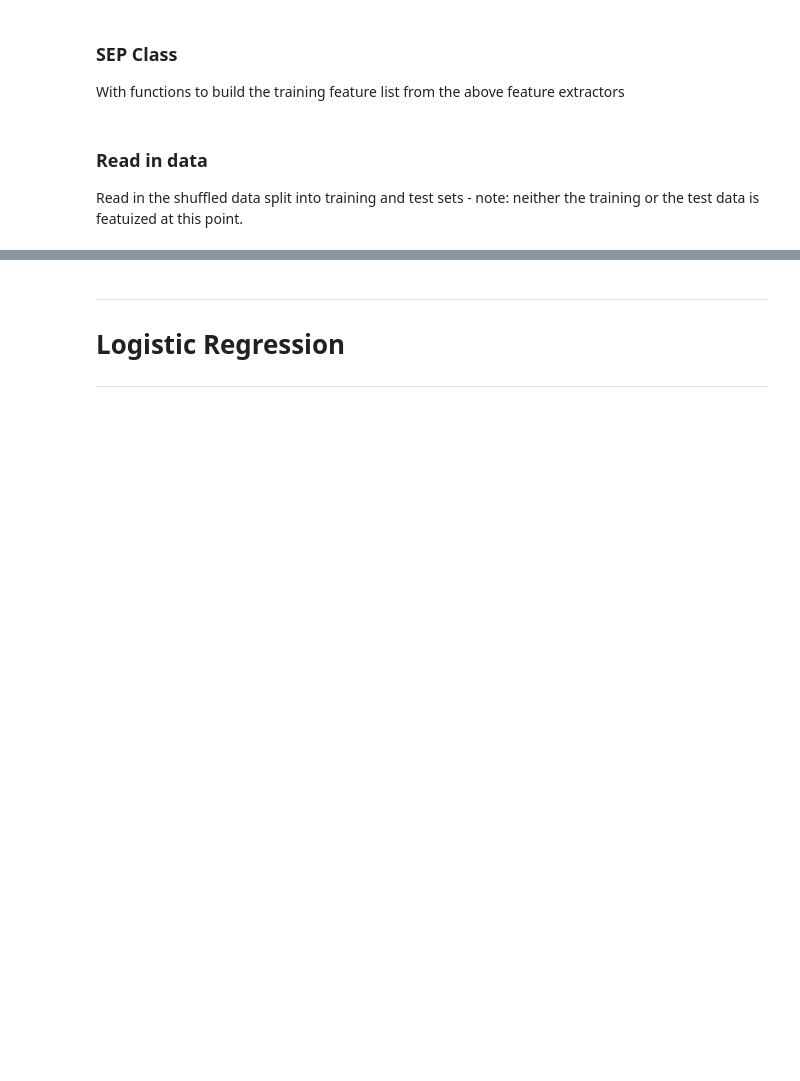
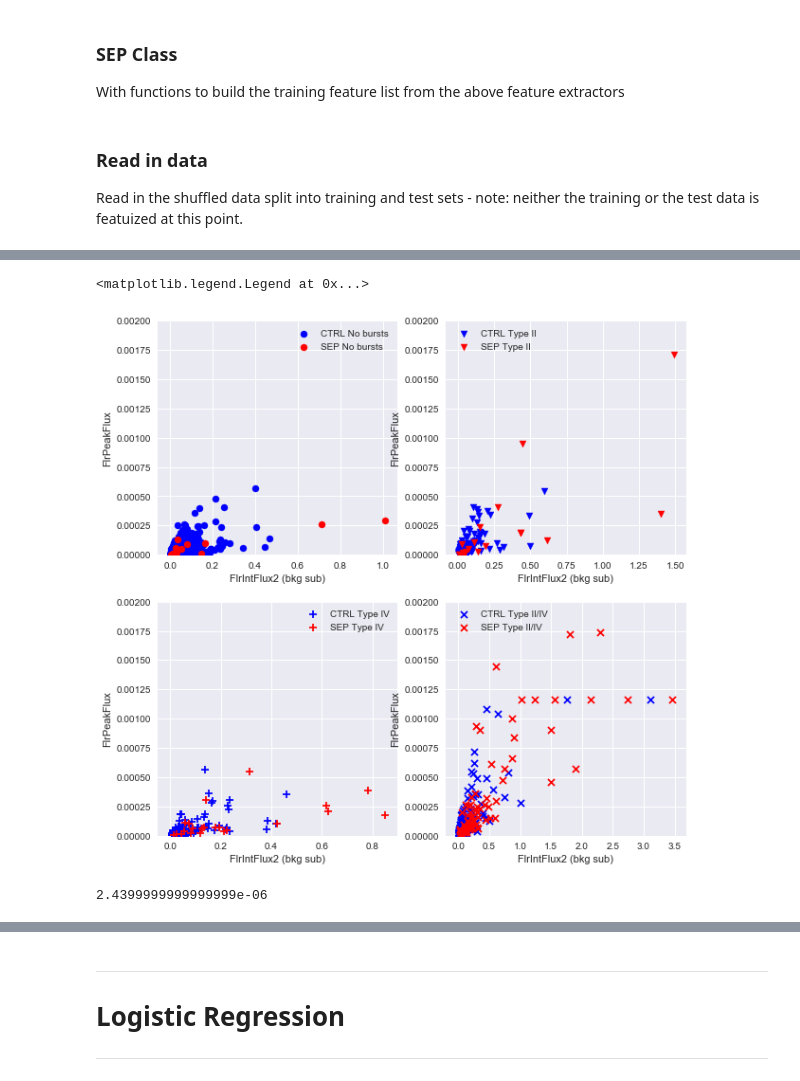
Before and after one commit to hazelbain/SEPML, a Jupyter notebook: sep_master.ipynb, the cells around one changed output, grey strips where cells are left out. Drawn from its saved outputs; the diff is of its cells as text; code cells hidden in the pictures; blank space fills up the shorter version.

```diff
--- a/sep_master.ipynb
+++ b/sep_master.ipynb
@@ -612,0 +674,41 @@ X_train0, X_test0, y_train0, y_test0 = train_test_split(dfTrain,labels,\
+# %%
+fig, ((ax0, ax1), (ax2, ax3)) = plt.subplots(2,2, figsize = (10,10))
+
+sx = 50
+ax0.scatter(ctrl0.FlrIntFlux2, ctrl0.FlrPeakFlux, c = 'b', marker = 'o', s = sx, label = 'CTRL No bursts')
+ax0.scatter(sep0.FlrIntFlux2, sep0.FlrPeakFlux, c = 'r', marker = 'o', s = sx, label = 'SEP No bursts')
+ax0.set_xlabel('FlrIntFlux2 (bkg sub)')
+ax0.set_ylabel('FlrPeakFlux')
+ax0.set_ylim(top = 0.002, bottom = 0)
+ax0.legend()
+
+ax1.scatter(ctrl1.FlrIntFlux2, ctrl1.FlrPeakFlux, c = 'b', marker = 'v', s = sx, label = 'CTRL Type II')
+ax1.scatter(sep1.FlrIntFlux2, sep1.FlrPeakFlux, c = 'r', marker = 'v', s = sx, label = 'SEP Type II')
+ax1.set_xlabel('FlrIntFlux2 (bkg sub)')
+ax1.set_ylabel('FlrPeakFlux')
+ax1.set_ylim(top = 0.002, bottom = 0)
+ax1.legend()
+
+ax2.scatter(ctrl2.FlrIntFlux2, ctrl2.FlrPeakFlux, c = 'b', marker = '+', s = sx, label = 'CTRL Type IV')
+ax2.scatter(sep2.FlrIntFlux2, sep2.FlrPeakFlux, c = 'r', marker = '+', s = sx, label = 'SEP Type IV')
+ax2.set_xlabel('FlrIntFlux2 (bkg sub)')
+ax2.set_ylabel('FlrPeakFlux')
+ax2.set_ylim(top = 0.002, bottom = 0)
+ax2.legend()
+
+ax3.scatter(ctrl3.FlrIntFlux2, ctrl3.FlrPeakFlux, c = 'b', marker = 'x', s = sx, label = 'CTRL Type II/IV')
+ax3.scatter(sep3.FlrIntFlux2, sep3.FlrPeakFlux, c = 'r', marker = 'x', s = sx, label = 'SEP Type II/IV')
+ax3.set_xlabel('FlrIntFlux2 (bkg sub)')
+ax3.set_ylabel('FlrPeakFlux')
+ax3.set_ylim(top = 0.002, bottom = 0)
+ax3.legend()
+
+#ax.set_yscale('log')
+#ax.set_xscale('log')
+# %% [output]
+<matplotlib.legend.Legend at 0x...>
+[figure, added]
+# %%
+dfTrain.query('sep == 1')['FlrPeakFlux'].min()
+# %% [output]
+2.4399999999999999e-06
```
Also changed, not shown: parts of 8 cells of this notebook.
